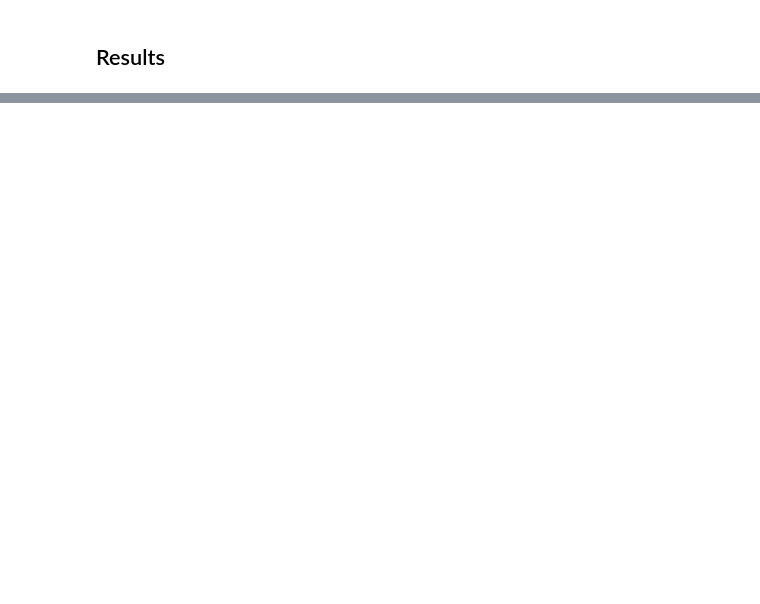
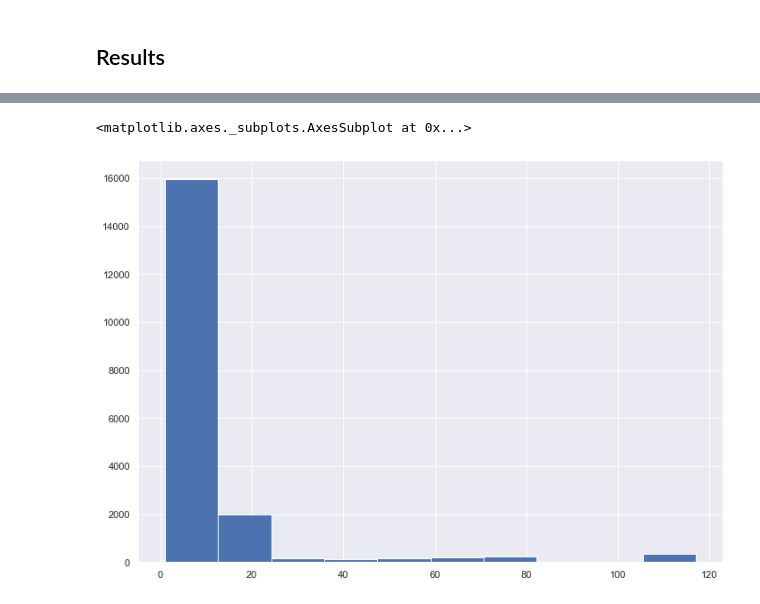
Before and after one commit to ScholCommLab/tracking-grants, a Jupyter notebook: notebooks/reports/interim_report_3.ipynb, the cells around one changed output, grey strips where cells are left out. Saved outputs shown, nothing was run; the diff lists cells and outputs as text; code cells hidden in the pictures; blank space fills up the shorter version.

```diff
--- a/notebooks/reports/interim_report_3.ipynb
+++ b/notebooks/reports/interim_report_3.ipynb
@@ -145,0 +141,7 @@ plt.xlim(0,1200)
+# %%
+pdf = results.melt(id_vars=["grant_id", "citation_score"], value_vars=['citations', 'fb_pages', 'twitter_accounts'])
+pdf = pdf.merge(results.groupby("grant_id").size().to_frame("articles"), left_on="grant_id", right_index=True)
+pdf.articles.hist()
+# %% [output]
+<matplotlib.axes._subplots.AxesSubplot at 0x...>
+[figure, added]
```
Also changed, not shown: parts of 17 cells of this notebook, 1 other file.
